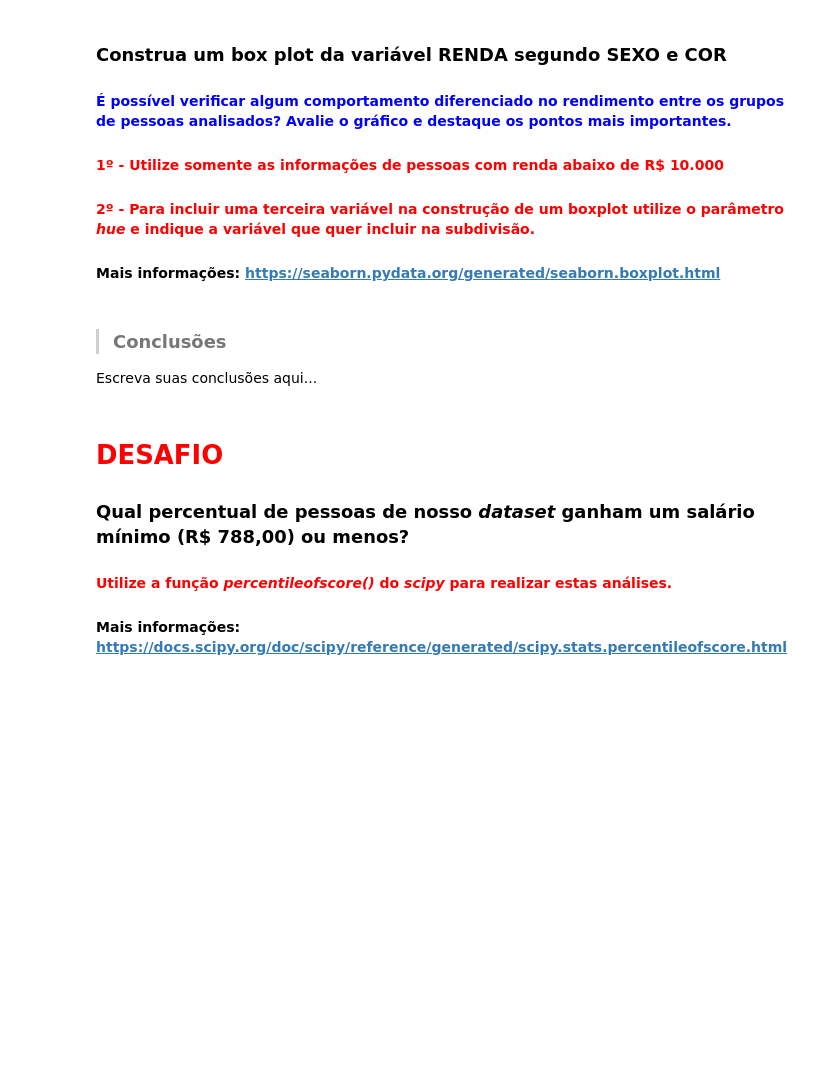
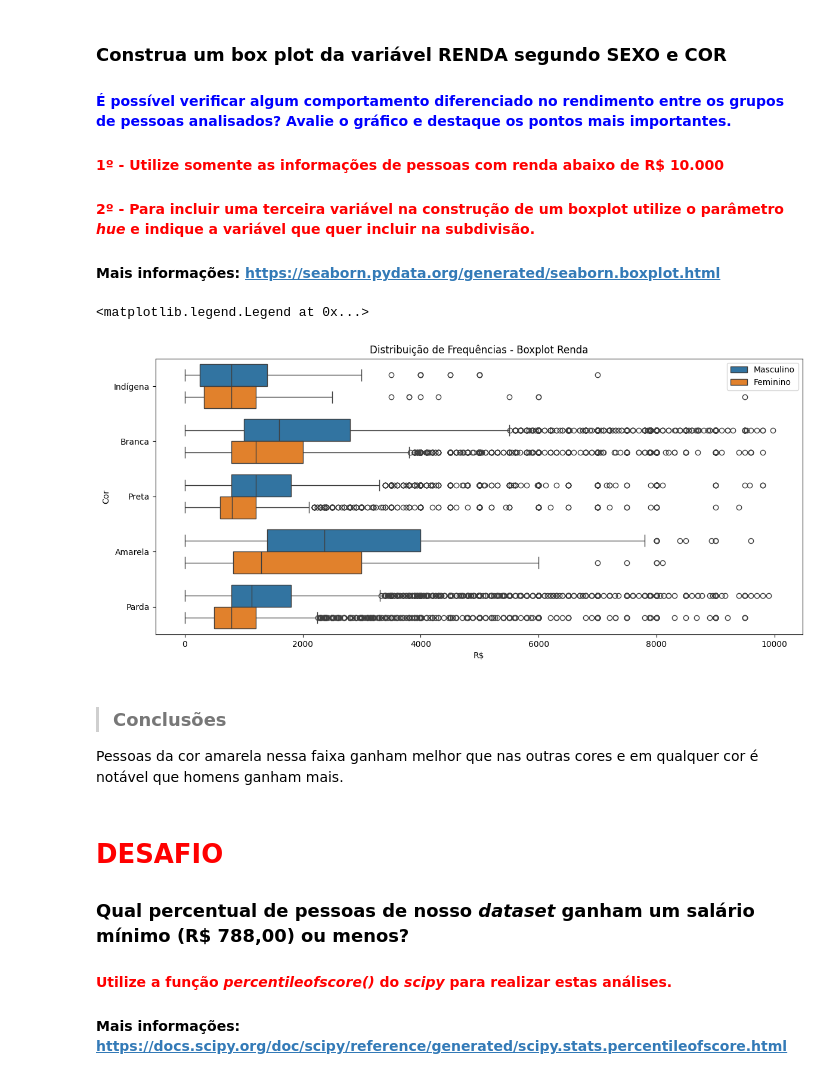
Before and after one commit to EduardoAMelo/ML_Engineering, a Jupyter notebook: estatistica/frequency_and_dispersion/projeto.ipynb, the cells around one changed output. Cells and saved outputs as stored; diff of their text form; code cells hidden in the pictures; blank space fills up the shorter version.

```diff
--- a/estatistica/frequency_and_dispersion/projeto.ipynb
+++ b/estatistica/frequency_and_dispersion/projeto.ipynb
@@ -433,10 +472,29 @@ Escreva suas conclusões aqui...
 #### <font color='red'>1º - Utilize somente as informações de pessoas com renda abaixo de R$ 10.000</font>
 #### <font color='red'>2º - Para incluir uma terceira variável na construção de um boxplot utilize o parâmetro <i>hue</i> e indique a variável que quer incluir na subdivisão.</font>
 #### Mais informações: https://seaborn.pydata.org/generated/seaborn.boxplot.html
-# %% [markdown]
-> ### Conclusões
-
-Escreva suas conclusões aqui...
+# %%
+color = []
+sex = []
+
+# Use um loop para percorrer as chaves do dicionário e adicionar os color à lista
+for chave in cor:
+    valor = cor[chave]
+    color.append(valor)
+for chave in sexo:
+    valor = sexo[chave]
+    sex.append(valor)
+ax = sns.boxplot(data=data.query('Renda < 10000'), y='Cor', x='Renda', hue='Sexo', orient='h')
+ax.figure.set_size_inches(14,6)
+ax.set(title ="Distribuição de Frequências - Boxplot Renda", xlabel='R$', yticklabels=color)
+handles, labels = ax.get_legend_handles_labels()
+ax.legend(handles, sex)
+# %% [output]
+<matplotlib.legend.Legend at 0x...>
+[figure, added]
+# %% [markdown]
+> ### Conclusões
+
+Pessoas da cor amarela nessa faixa ganham melhor que nas outras cores e em qualquer cor é notável que homens ganham mais.
 # %% [markdown]
 # <font color="red">DESAFIO<font>
 ### Qual percentual de pessoas de nosso <i>dataset</i> ganham um salário mínimo (R$ 788,00) ou menos?
```
Also changed, not shown: parts of 13 cells of this notebook.
